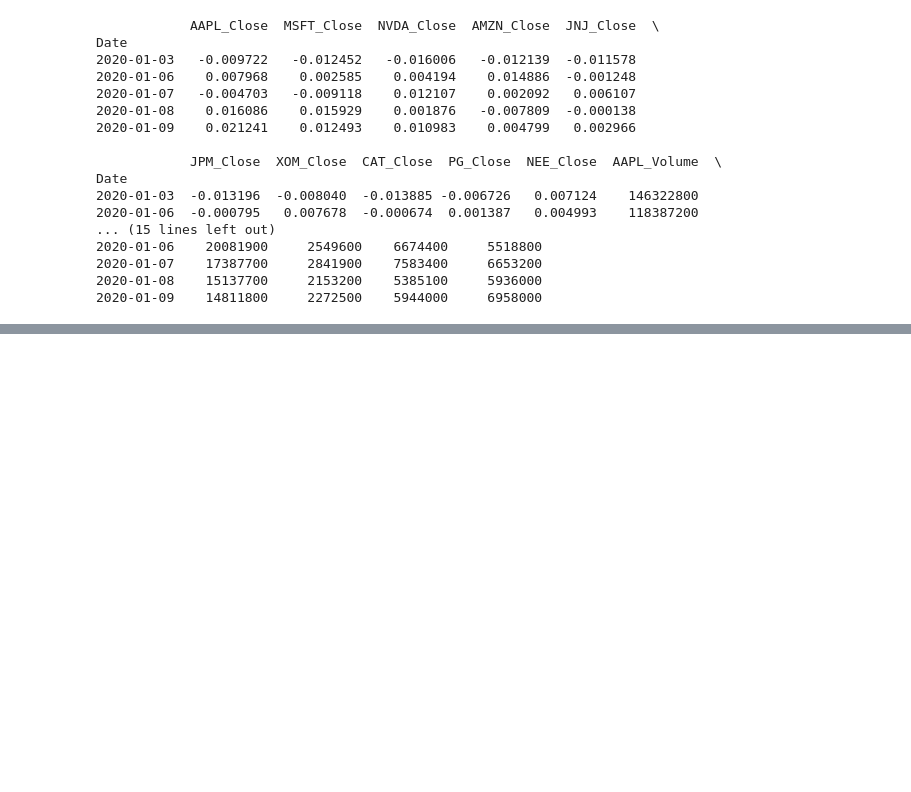
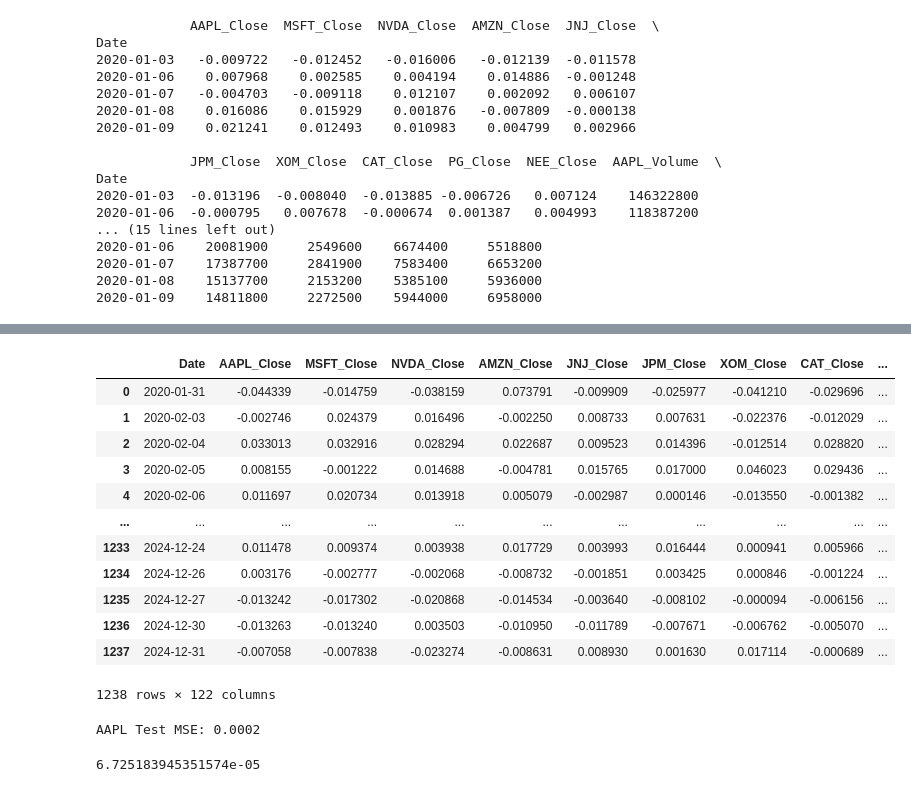
Before and after one commit to nrgameace/StockPortfolioOptimizer, a Jupyter notebook: notebooks/ticker_data2.ipynb, the cells around one changed output, grey strips where cells are left out. Drawn from its saved outputs; the diff is of its cells as text; code cells hidden in the pictures; blank space fills up the shorter version.

```diff
--- a/notebooks/ticker_data2.ipynb
+++ b/notebooks/ticker_data2.ipynb
@@ -70,0 +92,45 @@ ml_data.to_csv(path)
+# %%
+tickers = ["AAPL", "MSFT", "NVDA", "AMZN", "JNJ", "JPM", "XOM", "CAT", "PG", "NEE"]
+train_data["Market_Avg"] = train_data[[f"{t}_Close" for t in tickers]].mean(axis=1)
+
+
+for t in tickers:
+    r = train_data[f"{t}_Close"]
+    v = train_data[f"{t}_Volume"]
+
+    #Lagged returns
+    train_data[f"{t}_Lag1"] = r.shift(1)
+    train_data[f"{t}_Lag5"] = r.shift(5)
+    train_data[f"{t}_Lag10"] = r.shift(10)
+
+    #Rolling volatility
+    train_data[f"{t}_Volatility5"] = r.rolling(5).std()
+    train_data[f"{t}_Volatility20"] = r.rolling(20).std()
+
+    #Rolling mean
+    train_data[f"{t}_Mean5"] = r.rolling(5).mean()
+    train_data[f"{t}_Mean20"] = r.rolling(20).mean()
+
+    #Rolling correlation with average of all stocks
+    train_data[f"{t}_CrossCorr5"] = r.rolling(5).corr(train_data["Market_Avg"])
+
+    #Volume trend
+    train_data[f"{t}_Vol_Mean5"] = v.rolling(5).mean()
+    train_data[f"{t}_Vol_Change"] = v.pct_change()
+
+#Drop rows with NaN
+df = train_data.dropna().reset_index(drop=True)
+# %% [output]
+|  | Date | AAPL_Close | MSFT_Close | NVDA_Close | AMZN_Close | JNJ_Close | JPM_Close | XOM_Close | CAT_Close | ... |
+| 0 | 2020-01-31 | -0.044339 | -0.014759 | -0.038159 | 0.073791 | -0.009909 | -0.025977 | -0.041210 | -0.029696 | ... |
+| 1 | 2020-02-03 | -0.002746 | 0.024379 | 0.016496 | -0.002250 | 0.008733 | 0.007631 | -0.022376 | -0.012029 | ... |
+| 2 | 2020-02-04 | 0.033013 | 0.032916 | 0.028294 | 0.022687 | 0.009523 | 0.014396 | -0.012514 | 0.028820 | ... |
+| 3 | 2020-02-05 | 0.008155 | -0.001222 | 0.014688 | -0.004781 | 0.015765 | 0.017000 | 0.046023 | 0.029436 | ... |
+| 4 | 2020-02-06 | 0.011697 | 0.020734 | 0.013918 | 0.005079 | -0.002987 | 0.000146 | -0.013550 | -0.001382 | ... |
+| ... | ... | ... | ... | ... | ... | ... | ... | ... | ... | ... |
+| 1233 | 2024-12-24 | 0.011478 | 0.009374 | 0.003938 | 0.017729 | 0.003993 | 0.016444 | 0.000941 | 0.005966 | ... |
+| 1234 | 2024-12-26 | 0.003176 | -0.002777 | -0.002068 | -0.008732 | -0.001851 | 0.003425 | 0.000846 | -0.001224 | ... |
+| 1235 | 2024-12-27 | -0.013242 | -0.017302 | -0.020868 | -0.014534 | -0.003640 | -0.008102 | -0.000094 | -0.006156 | ... |
+| 1236 | 2024-12-30 | -0.013263 | -0.013240 | 0.003503 | -0.010950 | -0.011789 | -0.007671 | -0.006762 | -0.005070 | ... |
+| 1237 | 2024-12-31 | -0.007058 | -0.007838 | -0.023274 | -0.008631 | 0.008930 | 0.001630 | 0.017114 | -0.000689 | ... |
+1238 rows × 122 columns
@@ -70,0 +147,16 @@ ml_data.to_csv(path)
+# %%
+model = RandomForestRegressor(n_estimators = 200, random_state = 42)
+model.fit(X_train, y_train)
+
+
+preds = model.predict(X_test)
+mse = mean_squared_error(y_test, preds)
+print(f"AAPL Test MSE: {mse:.4f}")
+# %% [output]
+AAPL Test MSE: 0.0002
+# %%
+y_train_pred = model.predict(X_train)
+train_mse = mean_squared_error(y_train, y_train_pred)
+print(train_mse)
+# %% [output]
+6.725183945351574e-05
```
Also changed, not shown: parts of 6 cells of this notebook, 11 other files.
